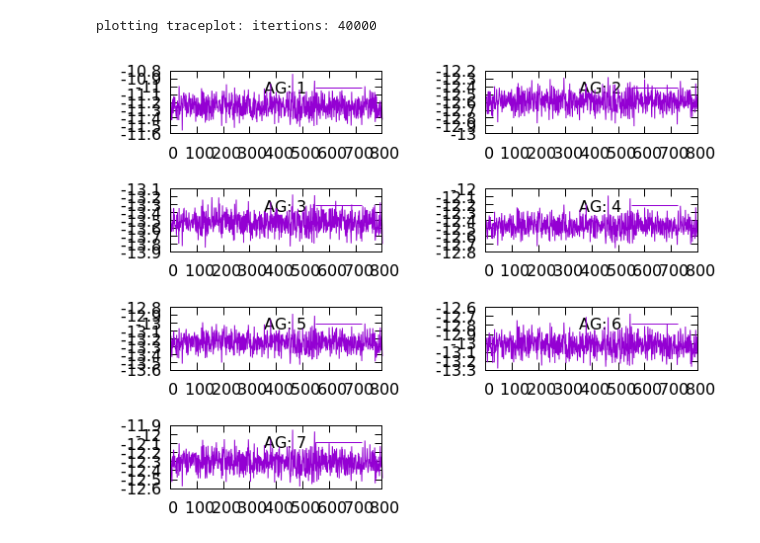
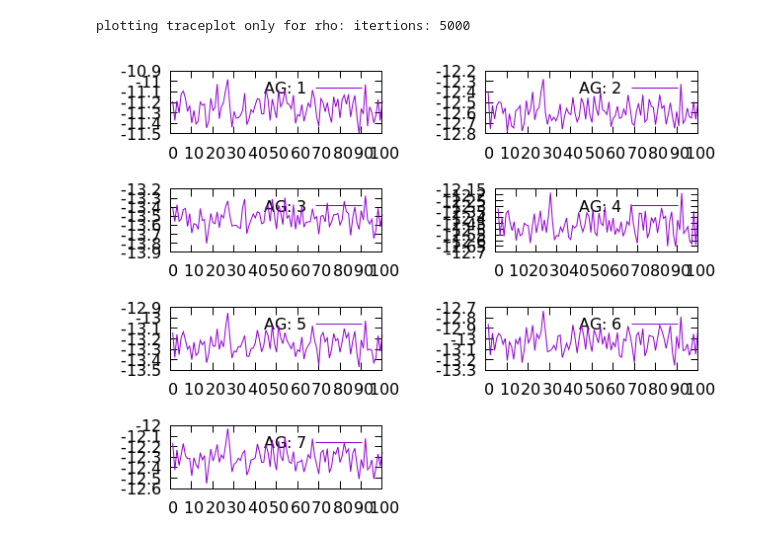
Before and after one commit to ABM-Lab/imd_vaccine, a Jupyter notebook: paper_model.ipynb, the cells around one changed output. Drawn from its saved outputs; the diff is of its cells as text; code cells hidden in the pictures.

```diff
--- a/paper_model.ipynb
+++ b/paper_model.ipynb
@@ -192,17 +220,42 @@ display(@gp)
-# %%
-val = get(modelresults, [:ρ, :b, :θ])
-
-println("plotting traceplot: itertions: $(length(val.ρ[1].data))")
-# don't plot all 40,000
-@gp "reset"
-@gp :- "set multiplot layout 4,2 "
-for g = 1:max_ag
-    @gp :- g 1:length(val.ρ[g].data[1:50:40000]) val.ρ[g].data[1:50:40000] "with lines title 'AG: $(g)" :-
-end
-display(@gp)
-# %% [output]
-plotting traceplot: itertions: 40000
-[figure, removed]
+# %%
+# plot/save the trace plots
+val = get(modelresults, [:ρ, :b, :θ])
+
+println("plotting traceplot only for rho: itertions: $(maxiter)")
+# don't plot all 40,000
+@gp "reset"
+@gp :- "set multiplot layout 4,2 "
+for g = 1:max_ag
+    @gp :- g 1:length(val.ρ[g].data[1:50:maxiter]) val.ρ[g].data[1:50:maxiter] "with lines title 'AG: $(g)" :-
+end
+display(@gp)
+
+# create a dataframe to save the results
+
+mf_df = DataFrame(modelresults)
+nonused_colnames = Symbol.(["iteration", "chain", "lp", "n_steps", "is_accept", "acceptance_rate", "log_density", "hamiltonian_energy", "hamiltonian_energy_error", "max_hamiltonian_energy_error", "tree_depth", "numerical_error", "step_size", "nom_step_size"])
+select!(mf_df, Not(nonused_colnames));
+CSV.write("$savefile_tp", mf_df)
+
+# print out the credible intervals as vscodedisplay to make copy/paste easier
+strvals = Vector{String}(undef, length(val.ρ))
+for (i, p) in enumerate(val.ρ)
+    mval = round(mean(p.data), digits = 3)
+    qval = round.(quantile(p.data, [0.025, 0.975]), digits=3)
+    strvals[i] = "$mval ($(qval[1]), $(qval[2]))"
+end
+#vscodedisplay(DataFrame(s = strvals))
+
+strvals = Vector{String}(undef, length(val.b))
+for (i, p) in enumerate(val.b)
+    mval = round(mean(p.data), digits = 3)
+    qval = round.(quantile(p.data, [0.025, 0.975]), digits=3)
+    strvals[i] = "$mval ($(qval[1]), $(qval[2]))"
+end
+#vscodedisplay(DataFrame(s = strvals))
+# %% [output]
+plotting traceplot only for rho: itertions: 5000
+[figure, added]
 # %%
 # similar to above but sample from the distributions
 # write the code to get the results
```
Also changed, not shown: parts of 7 cells of this notebook, 3 other files.
